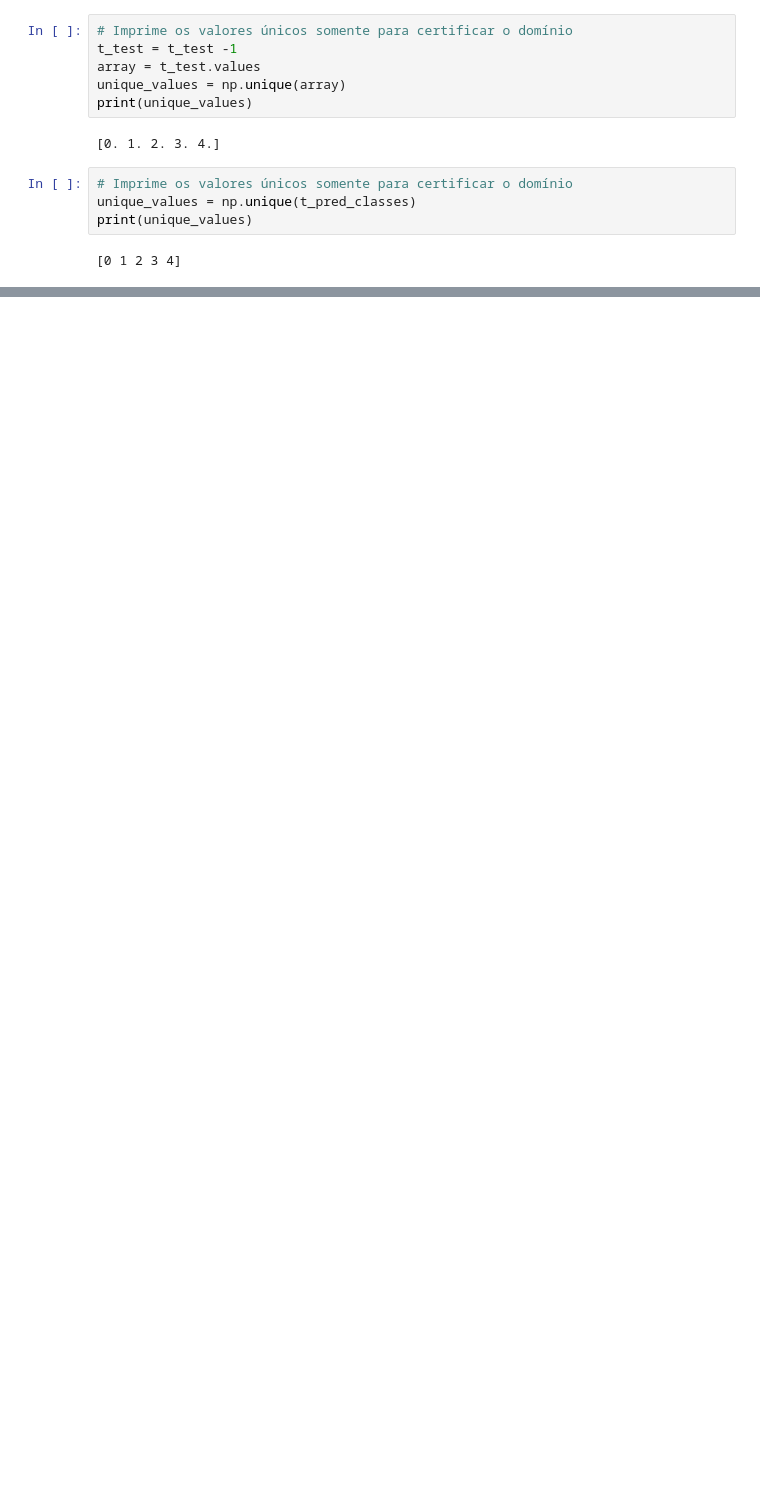
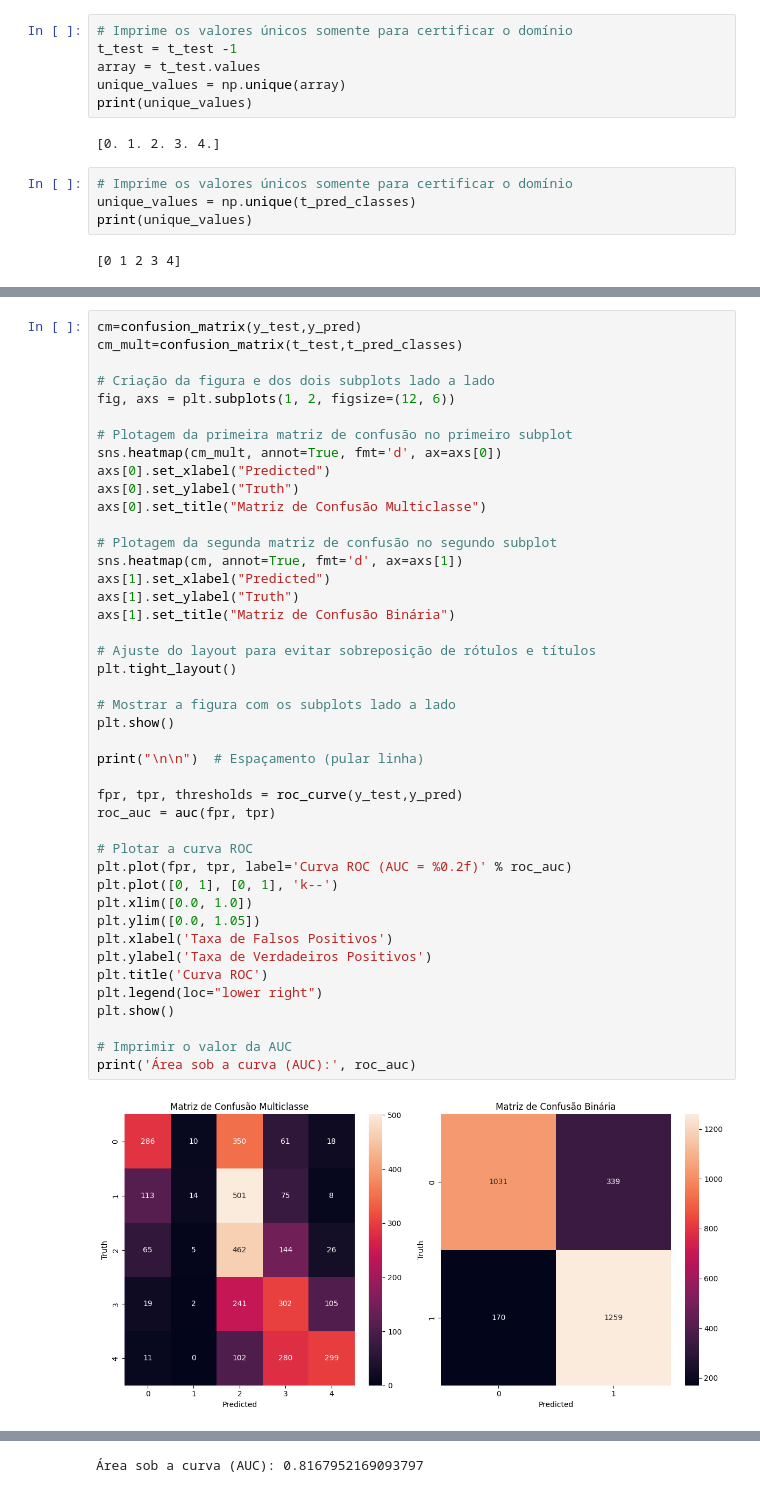
Before and after one commit to safreitas2000/ml-analytics-mvp, a Jupyter notebook: BERT_MVP_V08.ipynb, the cells around one changed output, grey strips where cells are left out. Cells and saved outputs as stored; diff of their text form; blank space fills up the shorter version.

```diff
--- a/BERT_MVP_V08.ipynb
+++ b/BERT_MVP_V08.ipynb
@@ -405,0 +396,45 @@ Text(50.722222222222214, 0.5, 'Truth')
+# %%
+cm=confusion_matrix(y_test,y_pred)
+cm_mult=confusion_matrix(t_test,t_pred_classes)
+
+# Criação da figura e dos dois subplots lado a lado
+fig, axs = plt.subplots(1, 2, figsize=(12, 6))
+
+# Plotagem da primeira matriz de confusão no primeiro subplot
+sns.heatmap(cm_mult, annot=True, fmt='d', ax=axs[0])
+axs[0].set_xlabel("Predicted")
+axs[0].set_ylabel("Truth")
+axs[0].set_title("Matriz de Confusão Multiclasse")
+
+# Plotagem da segunda matriz de confusão no segundo subplot
+sns.heatmap(cm, annot=True, fmt='d', ax=axs[1])
+axs[1].set_xlabel("Predicted")
+axs[1].set_ylabel("Truth")
+axs[1].set_title("Matriz de Confusão Binária")
+
+# Ajuste do layout para evitar sobreposição de rótulos e títulos
+plt.tight_layout()
+
+# Mostrar a figura com os subplots lado a lado
+plt.show()
+
+print("\n\n")  # Espaçamento (pular linha)
+
+fpr, tpr, thresholds = roc_curve(y_test,y_pred)
+roc_auc = auc(fpr, tpr)
+
+# Plotar a curva ROC
+plt.plot(fpr, tpr, label='Curva ROC (AUC = %0.2f)' % roc_auc)
+plt.plot([0, 1], [0, 1], 'k--')
+plt.xlim([0.0, 1.0])
+plt.ylim([0.0, 1.05])
+plt.xlabel('Taxa de Falsos Positivos')
+plt.ylabel('Taxa de Verdadeiros Positivos')
+plt.title('Curva ROC')
+plt.legend(loc="lower right")
+plt.show()
+
+# Imprimir o valor da AUC
+print('Área sob a curva (AUC):', roc_auc)
+# %% [output]
+[figure, added]
@@ -406,3 +442,4 @@ Text(50.722222222222214, 0.5, 'Truth')
+Área sob a curva (AUC): 0.8167952169093797
 # %%
 print(classification_report(t_test,t_pred_classes,zero_division=1))
 # %% [output]
```
Also changed, not shown: parts of 17 cells of this notebook.
